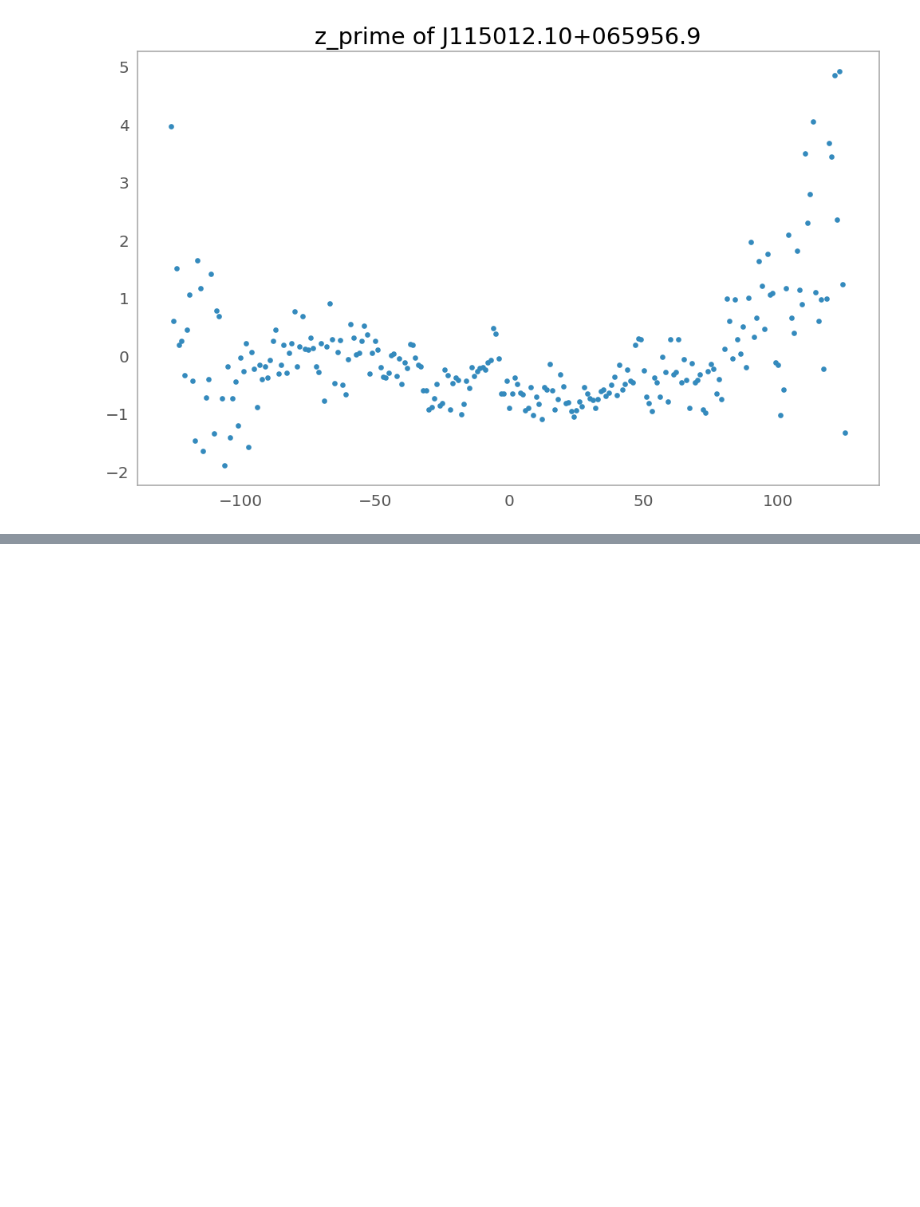
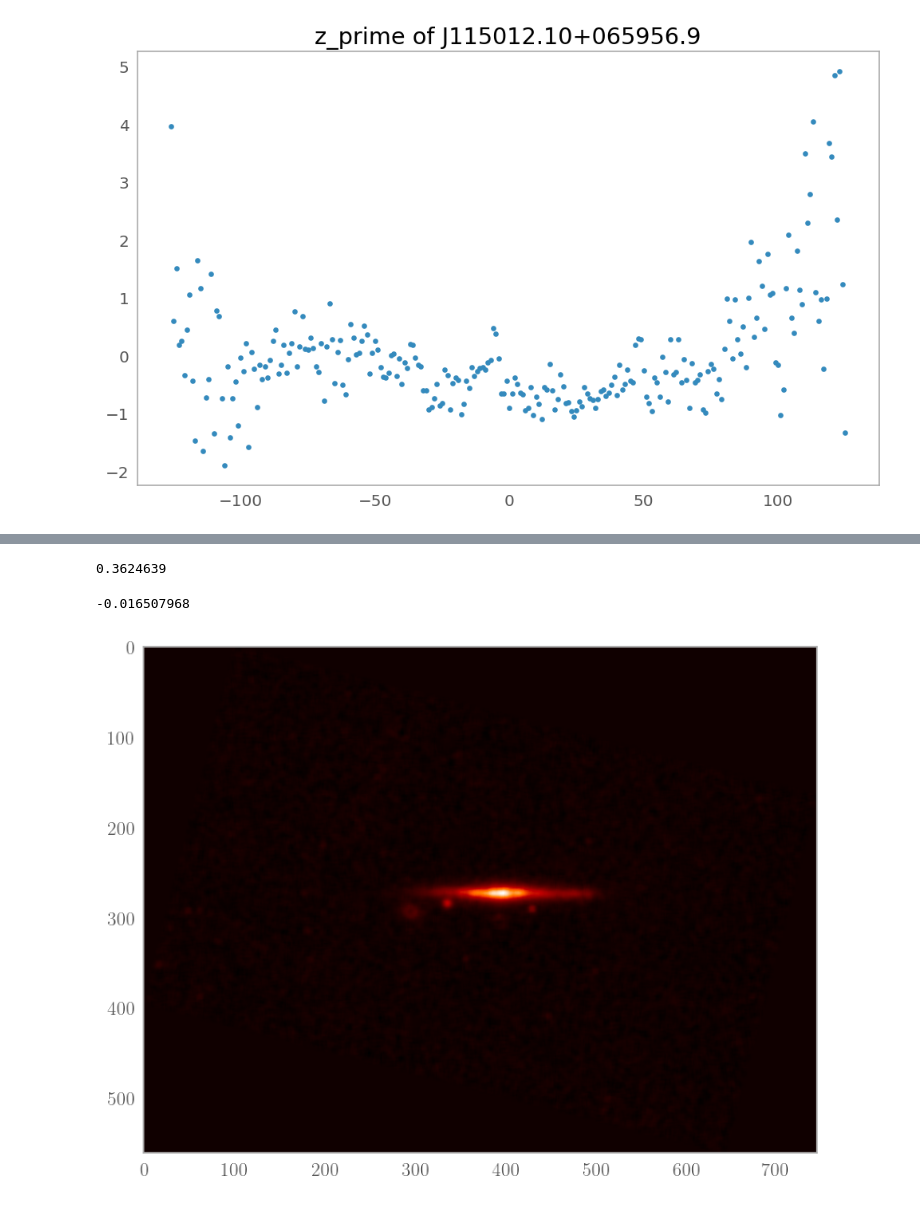
Before and after one commit to Axect/Galmorph, a Jupyter notebook: data_analysis.ipynb, the cells around one changed output, grey strips where cells are left out. Cells and saved outputs as stored; diff of their text form; code cells hidden in the pictures; blank space fills up the shorter version.

```diff
--- a/data_analysis.ipynb
+++ b/data_analysis.ipynb
@@ -599,0 +611,2 @@ gal_paper.imshow("z_prime")
+# %%
+image = rotated_r
@@ -599,0 +615,3 @@ gal_paper.imshow("z_prime")
+# %%
+kernel_size = 7
+new_image = cv2.blur(image, (kernel_size, kernel_size))
@@ -599,0 +628,15 @@ gal_paper.imshow("z_prime")
+# %%
+new_image.max()
+# %% [output]
+0.3624639
+# %%
+new_image.min()
+# %% [output]
+-0.016507968
+# %%
+plt.figure(figsize=(10,6), dpi=120)
+plt.imshow(new_image)
+plt.grid(False)
+plt.show()
+# %% [output]
+[figure, added]
```
Also changed, not shown: parts of 31 cells of this notebook.
